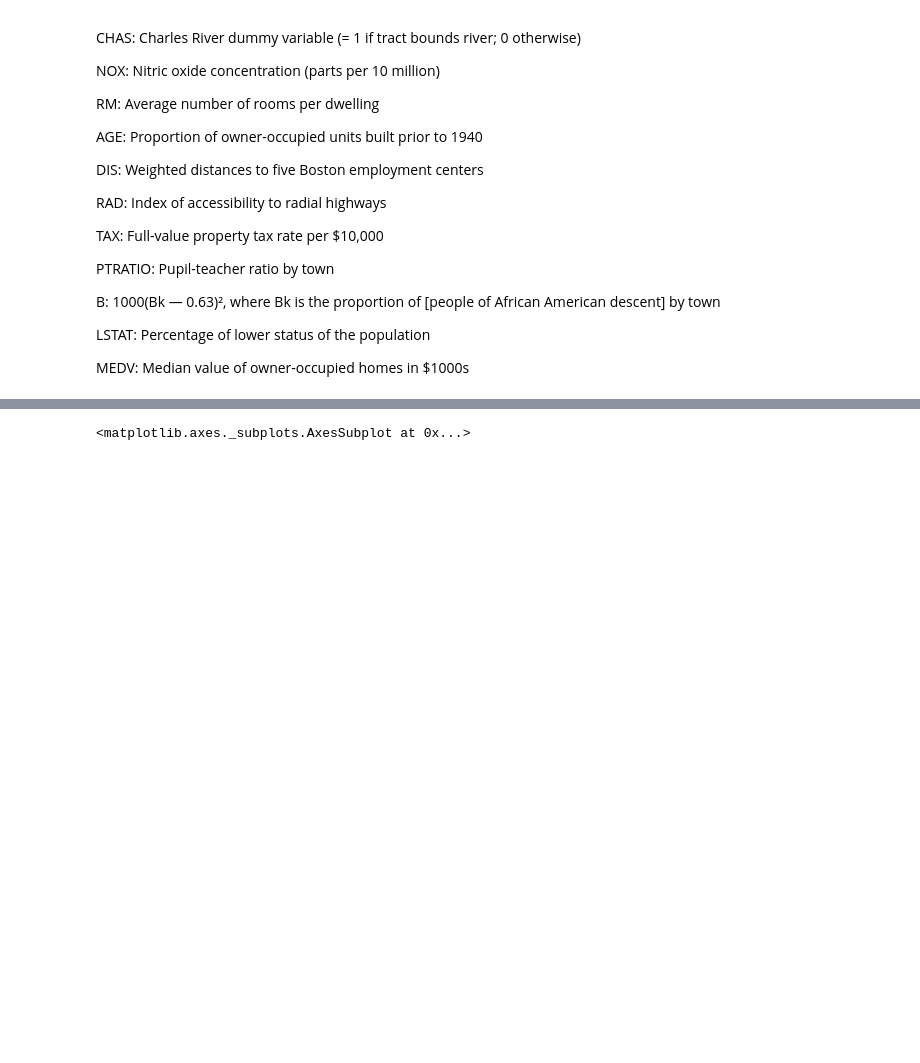
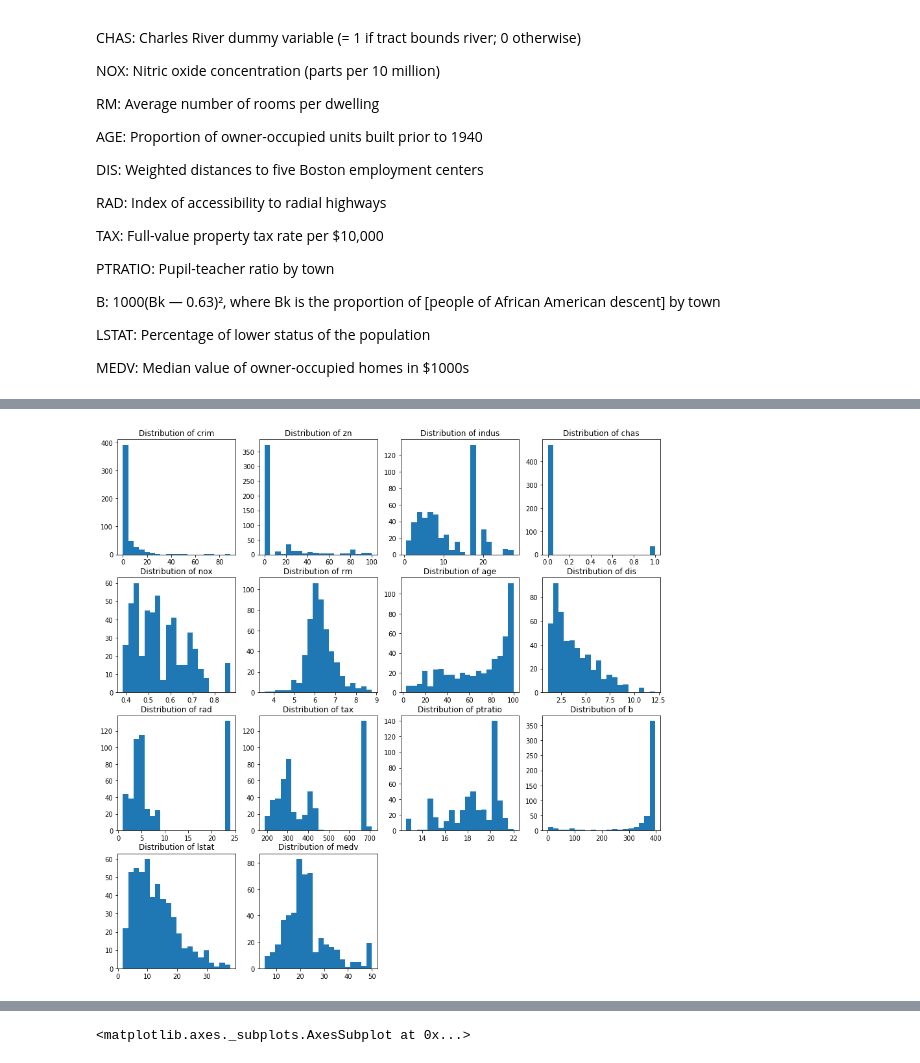
Before and after one commit to tarsisazevedo/pybr-tutorial, a Jupyter notebook: Exploratory Analysis.ipynb, the cells around one changed output, grey strips where cells are left out. Saved outputs shown, nothing was run; the diff lists cells and outputs as text; code cells hidden in the pictures; blank space fills up the shorter version.

```diff
--- a/Exploratory Analysis.ipynb
+++ b/Exploratory Analysis.ipynb
@@ -79 +232,14 @@ dtype: int64
+# %%
+plot_index=1
+max_plots=4
+for column in boston_df.columns:
+    axes = pyplot.subplot(4, max_plots, plot_index)
+    axes.set_title('Distribution of '+ column)
+    axes.figure.set_figheight(15)
+    axes.figure.set_figwidth(15)
+    axes.figure.set_tight_layout(False)
+    pyplot.hist(boston_df[column],bins=20)
+    plot_index=plot_index+1
+# %% [output]
+[figure, added]
 # %%
```
Also changed, not shown: parts of 48 cells of this notebook, 1 other file.
